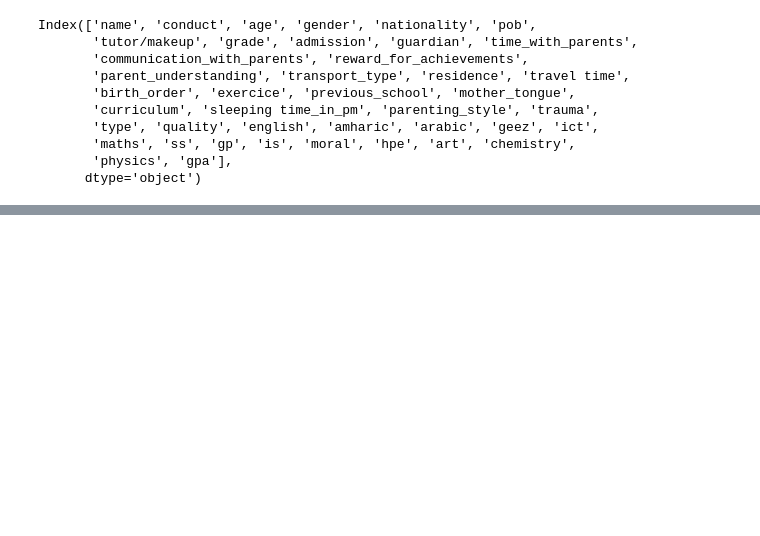
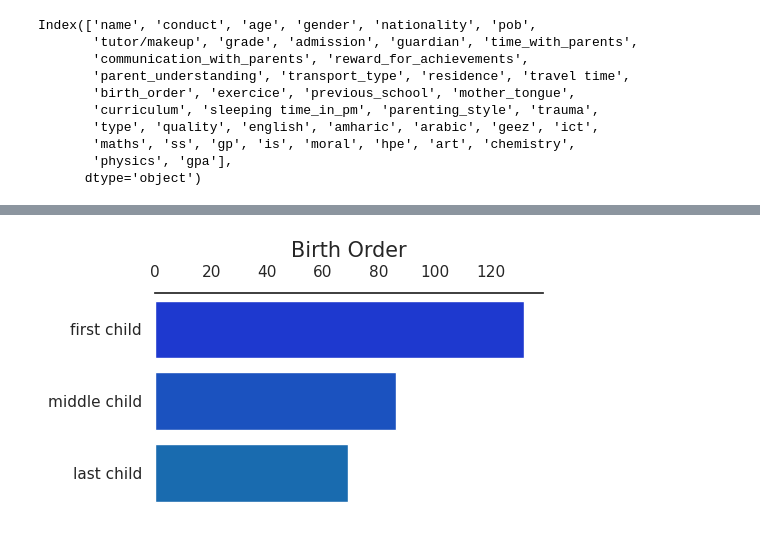
Before and after one commit to Ammon21/School-Data-Science-Project, a Jupyter notebook: notebooks/data_analysis.ipynb, the cells around one changed output, grey strips where cells are left out. Drawn from its saved outputs; the diff is of its cells as text; code cells hidden in the pictures; blank space fills up the shorter version.

Commit message:
birth_order research correlation

```diff
--- a/notebooks/data_analysis.ipynb
+++ b/notebooks/data_analysis.ipynb
@@ -27,0 +45,3 @@ Index(['name', 'conduct', 'age', 'gender', 'nationality', 'pob',
+# %%
+df_hs.birth_order = df_hs['birth_order'].replace('only child', 'first child')
+df_hs.birth_order.value_counts()
@@ -28,4 +53,7 @@ Index(['name', 'conduct', 'age', 'gender', 'nationality', 'pob',
 # %%
-ms_filter = df_ms[['conduct', 'age', 'gender', 'grade', 'admission', 'birth_order', 'gpa', 'maths' ]]
+ms_filter = df_ms[['conduct', 'age', 'gender', 'grade', 'admission', 'birth_order', 'gpa', 'maths', 'physics', 'chemistry','amharic', 'geez', 'arabic', 'english', 'ict', 'ss', 'gp','is','hpe']]
 # %%
-hs_filter = df_hs[['conduct', 'age', 'gender', 'grade', 'admission', 'birth_order', 'gpa', 'maths' ]]
+hs_filter = df_hs[['conduct', 'age', 'gender', 'grade', 'admission', 'birth_order', 'gpa', 'maths', 'physics' , 'chemistry', 'biology', 'english', 'literature', 'amharic', 'hpe', 'ict', 'geography', 'history']]
+# %%
+frames = [ms_filter, hs_filter]
+df = pd.concat(frames)
@@ -31,0 +96,13 @@ hs_filter = df_hs[['conduct', 'age', 'gender', 'grade', 'admission', 'birth_orde
+# %%
+sns.set(rc={'figure.figsize':(5.0,2.8)})
+sns.set_palette("winter")
+sns.set_style("white")
+ax = sns.countplot(data = df, y='birth_order', order=df['birth_order'].value_counts().index)
+sns.despine(top=False, left=True, bottom=True)
+plt.ylabel("", size=10)
+plt.xlabel("", size=10)
+plt.title("Birth Order", size=15)
+ax.tick_params(bottom=False)
+ax.tick_params(left=False)
+# %% [output]
+[figure, added]
```
Also changed, not shown: parts of 20 cells of this notebook.
